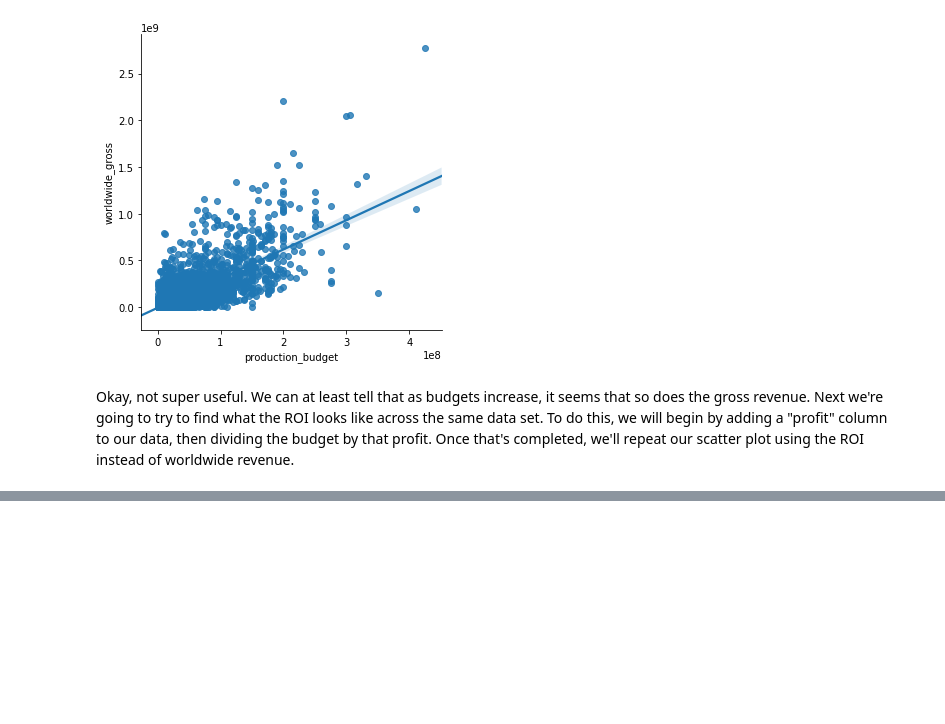
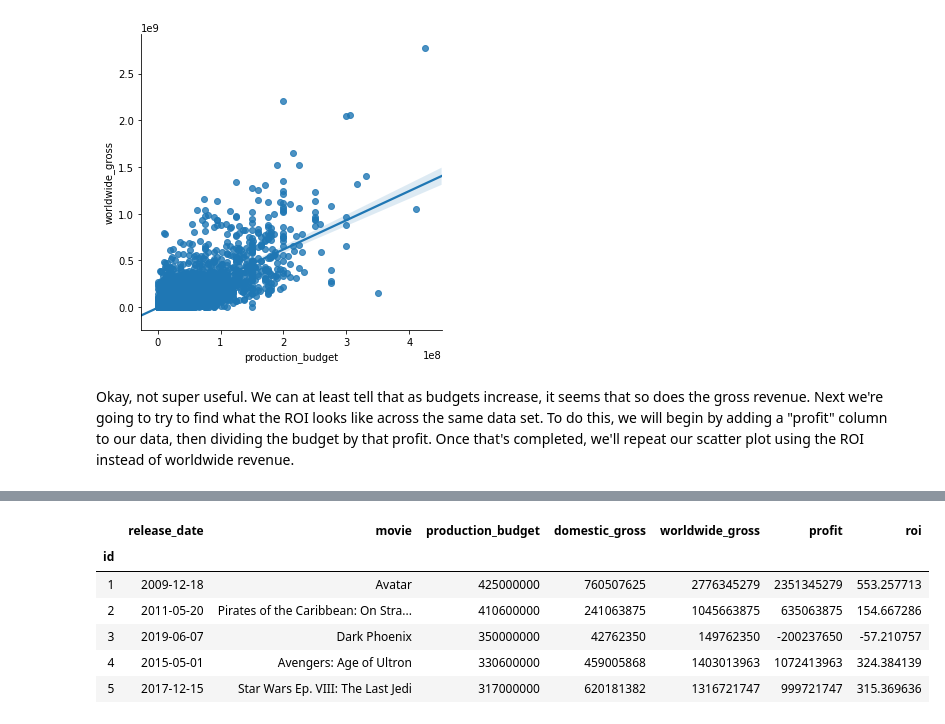
Before and after one commit to Lionslicer-Coding/dsc-mod-1-project-v2-1-onl01-dtsc-pt-030220, a Jupyter notebook: student.ipynb, the cells around one changed output, grey strips where cells are left out. Saved outputs shown, nothing was run; the diff lists cells and outputs as text; code cells hidden in the pictures; blank space fills up the shorter version.

```diff
--- a/student.ipynb
+++ b/student.ipynb
@@ -205,0 +203,12 @@ TypeError: string indices must be integers
+# %%
+# Calculating return on investment and creating a column for that
+files_dict['tn_movie_budgets']['roi'] = (files_dict['tn_movie_budgets']['profit']/files_dict['tn_movie_budgets']['production_budget'])*100
+files_dict['tn_movie_budgets'].head()
+# %% [output]
+|  | release_date | movie | production_budget | domestic_gross | worldwide_gross | profit | roi |
+| id |  |  |  |  |  |  |  |
+| 1 | 2009-12-18 | Avatar | 425000000 | 760507625 | 2776345279 | 2351345279 | 553.257713 |
+| 2 | 2011-05-20 | Pirates of the Caribbean: On Stra... | 410600000 | 241063875 | 1045663875 | 635063875 | 154.667286 |
+| 3 | 2019-06-07 | Dark Phoenix | 350000000 | 42762350 | 149762350 | -200237650 | -57.210757 |
+| 4 | 2015-05-01 | Avengers: Age of Ultron | 330600000 | 459005868 | 1403013963 | 1072413963 | 324.384139 |
+| 5 | 2017-12-15 | Star Wars Ep. VIII: The Last Jedi | 317000000 | 620181382 | 1316721747 | 999721747 | 315.369636 |
```
Also changed, not shown: parts of 6 cells of this notebook.
